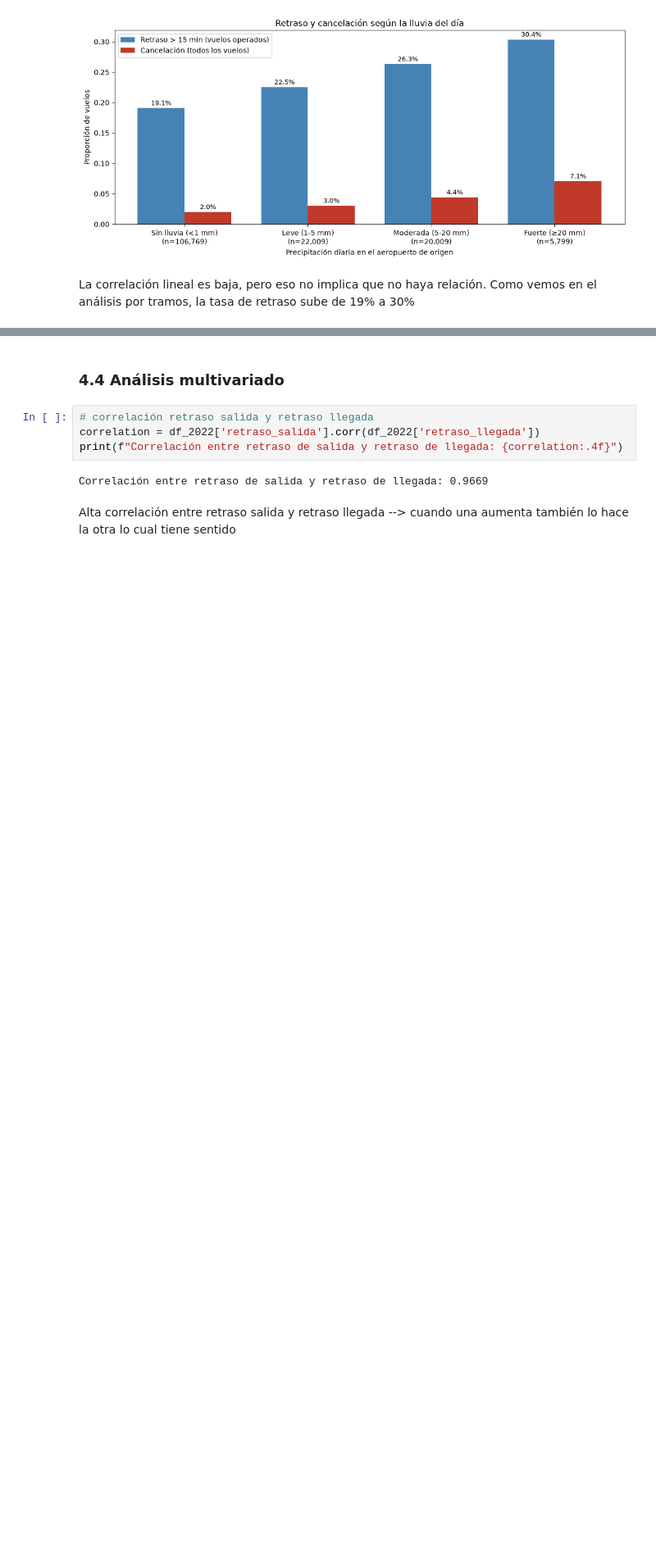
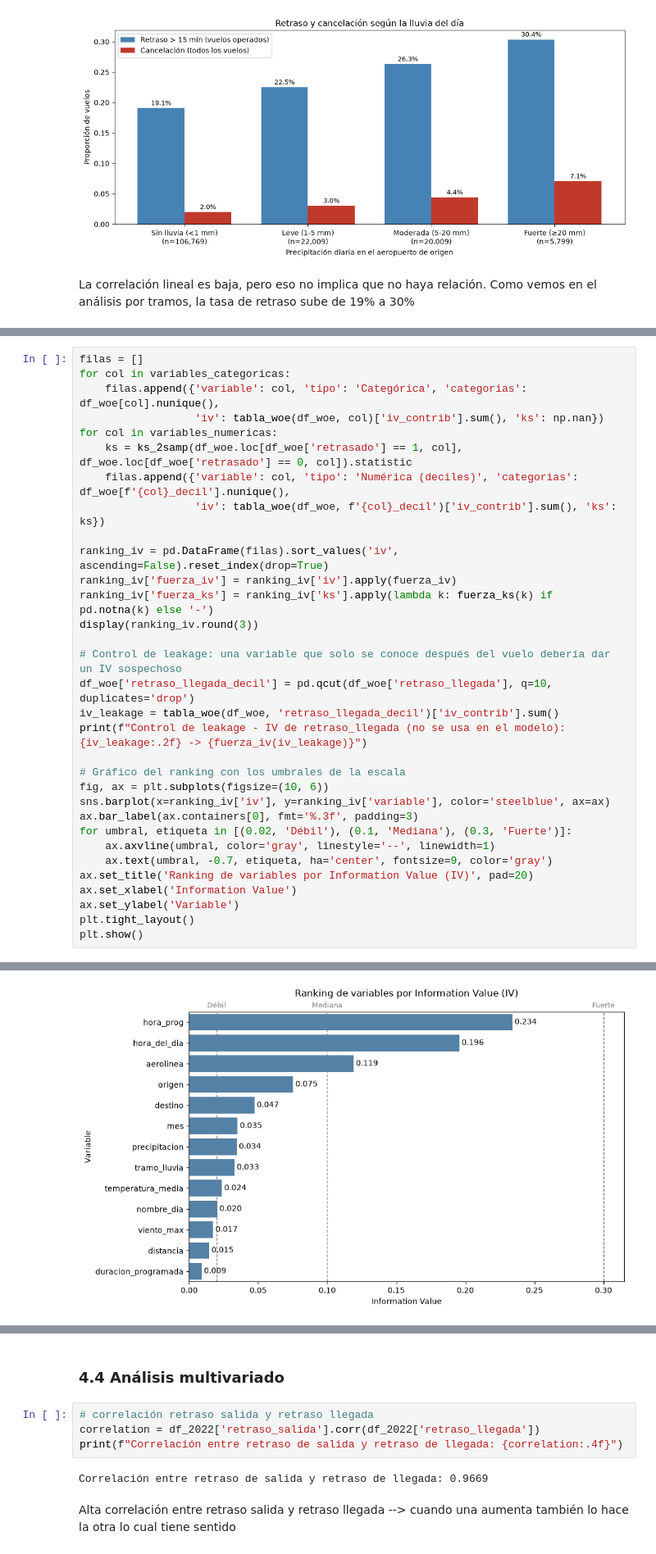
Before and after one commit to Guadacarro/TP_IA, a Jupyter notebook: tp.ipynb, the cells around one changed output, grey strips where cells are left out. Shown at 82% size. Cells and saved outputs as stored; diff of their text form; blank space fills up the shorter version.

```diff
--- a/tp.ipynb
+++ b/tp.ipynb
@@ -1283,0 +1347,33 @@ La correlación lineal es baja, pero eso no implica que no haya relación. Como
+# %%
+filas = []
+for col in variables_categoricas:
+    filas.append({'variable': col, 'tipo': 'Categórica', 'categorias': df_woe[col].nunique(),
+                  'iv': tabla_woe(df_woe, col)['iv_contrib'].sum(), 'ks': np.nan})
+for col in variables_numericas:
+    ks = ks_2samp(df_woe.loc[df_woe['retrasado'] == 1, col], df_woe.loc[df_woe['retrasado'] == 0, col]).statistic
+    filas.append({'variable': col, 'tipo': 'Numérica (deciles)', 'categorias': df_woe[f'{col}_decil'].nunique(),
+                  'iv': tabla_woe(df_woe, f'{col}_decil')['iv_contrib'].sum(), 'ks': ks})
+
+ranking_iv = pd.DataFrame(filas).sort_values('iv', ascending=False).reset_index(drop=True)
+ranking_iv['fuerza_iv'] = ranking_iv['iv'].apply(fuerza_iv)
+ranking_iv['fuerza_ks'] = ranking_iv['ks'].apply(lambda k: fuerza_ks(k) if pd.notna(k) else '-')
+display(ranking_iv.round(3))
+
+# Control de leakage: una variable que solo se conoce después del vuelo debería dar un IV sospechoso
+df_woe['retraso_llegada_decil'] = pd.qcut(df_woe['retraso_llegada'], q=10, duplicates='drop')
+iv_leakage = tabla_woe(df_woe, 'retraso_llegada_decil')['iv_contrib'].sum()
+print(f"Control de leakage - IV de retraso_llegada (no se usa en el modelo): {iv_leakage:.2f} -> {fuerza_iv(iv_leakage)}")
+
+# Gráfico del ranking con los umbrales de la escala
+fig, ax = plt.subplots(figsize=(10, 6))
+sns.barplot(x=ranking_iv['iv'], y=ranking_iv['variable'], color='steelblue', ax=ax)
+ax.bar_label(ax.containers[0], fmt='%.3f', padding=3)
+for umbral, etiqueta in [(0.02, 'Débil'), (0.1, 'Mediana'), (0.3, 'Fuerte')]:
+    ax.axvline(umbral, color='gray', linestyle='--', linewidth=1)
+    ax.text(umbral, -0.7, etiqueta, ha='center', fontsize=9, color='gray')
+ax.set_title('Ranking de variables por Information Value (IV)', pad=20)
+ax.set_xlabel('Information Value')
+ax.set_ylabel('Variable')
+plt.tight_layout()
+plt.show()
+# %% [output]
@@ -1283,0 +1395 @@ La correlación lineal es baja, pero eso no implica que no haya relación. Como
+[figure, added]
```
Also changed, not shown: parts of 8 cells of this notebook.
